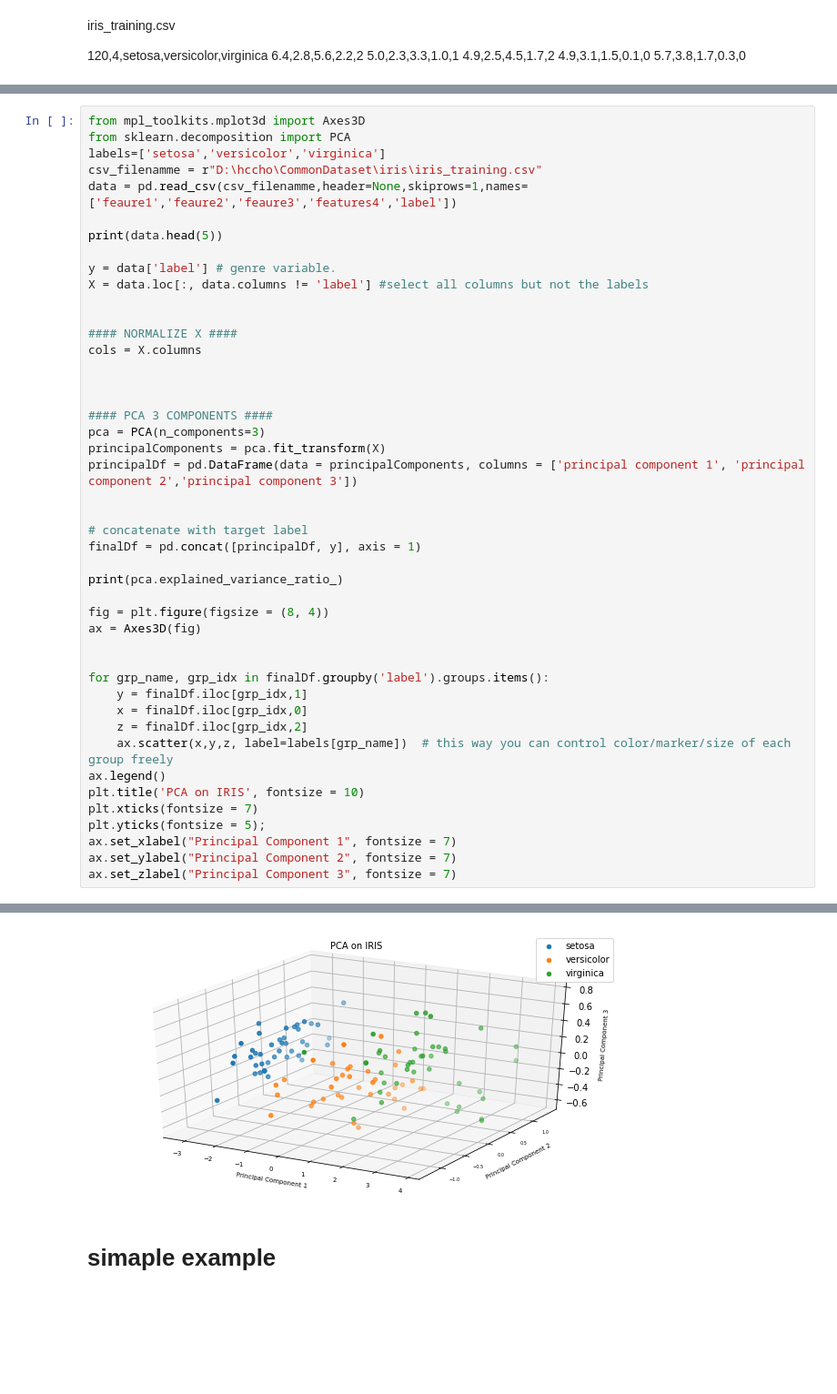
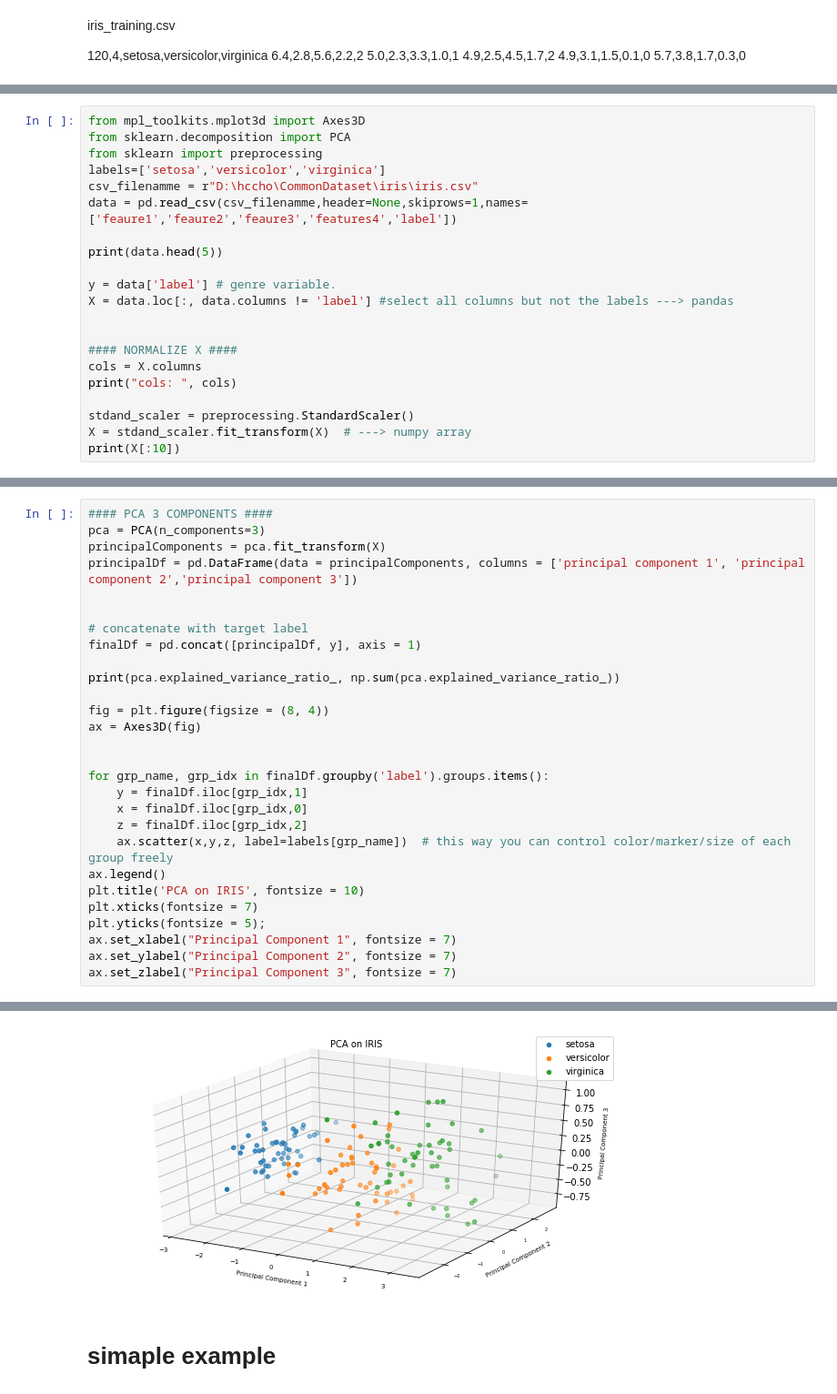
Before and after one commit to hccho2/hccho2FirstGitProject, a Jupyter notebook: pandas_test.ipynb, the cells around one changed output, grey strips where cells are left out. Shown at 91% size. Saved outputs shown, nothing was run; the diff lists cells and outputs as text; blank space fills up the shorter version.

```diff
--- a/pandas_test.ipynb
+++ b/pandas_test.ipynb
@@ -29,0 +30,21 @@ data.head(5)
+# %%
+from mpl_toolkits.mplot3d import Axes3D
+from sklearn.decomposition import PCA
+from sklearn import preprocessing
+labels=['setosa','versicolor','virginica']
+csv_filenamme = r"D:\hccho\CommonDataset\iris\iris.csv"
+data = pd.read_csv(csv_filenamme,header=None,skiprows=1,names=['feaure1','feaure2','feaure3','features4','label'])
+
+print(data.head(5))
+
+y = data['label'] # genre variable.
+X = data.loc[:, data.columns != 'label'] #select all columns but not the labels ---> pandas
+
+
+#### NORMALIZE X ####
+cols = X.columns
+print("cols: ", cols)
+
+stdand_scaler = preprocessing.StandardScaler()
+X = stdand_scaler.fit_transform(X)  # ---> numpy array
+print(X[:10])
@@ -30,21 +69,4 @@ data.head(5)
 # %%
-from mpl_toolkits.mplot3d import Axes3D
-from sklearn.decomposition import PCA
-labels=['setosa','versicolor','virginica']
-csv_filenamme = r"D:\hccho\CommonDataset\iris\iris_training.csv"
-data = pd.read_csv(csv_filenamme,header=None,skiprows=1,names=['feaure1','feaure2','feaure3','features4','label'])
-
-print(data.head(5))
-
-y = data['label'] # genre variable.
-X = data.loc[:, data.columns != 'label'] #select all columns but not the labels
-
-
-#### NORMALIZE X ####
-cols = X.columns
-
-
-
 #### PCA 3 COMPONENTS ####
 pca = PCA(n_components=3)
 principalComponents = pca.fit_transform(X)
@@ -54,7 +76,7 @@ principalDf = pd.DataFrame(data = principalComponents, columns = ['principal com
 # concatenate with target label
 finalDf = pd.concat([principalDf, y], axis = 1)
 
-print(pca.explained_variance_ratio_)
+print(pca.explained_variance_ratio_, np.sum(pca.explained_variance_ratio_))
 
 fig = plt.figure(figsize = (8, 4))
 ax = Axes3D(fig)
@@ -83,5 +99,5 @@ ax.set_zlabel("Principal Component 3", fontsize = 7)
 Text(0.5, 0, 'Principal Component 3')
-[figure, old version]
+[figure, new version]
 # %% [markdown]
 # simaple example
 # %%
```
Also changed, not shown: parts of 18 cells of this notebook.
